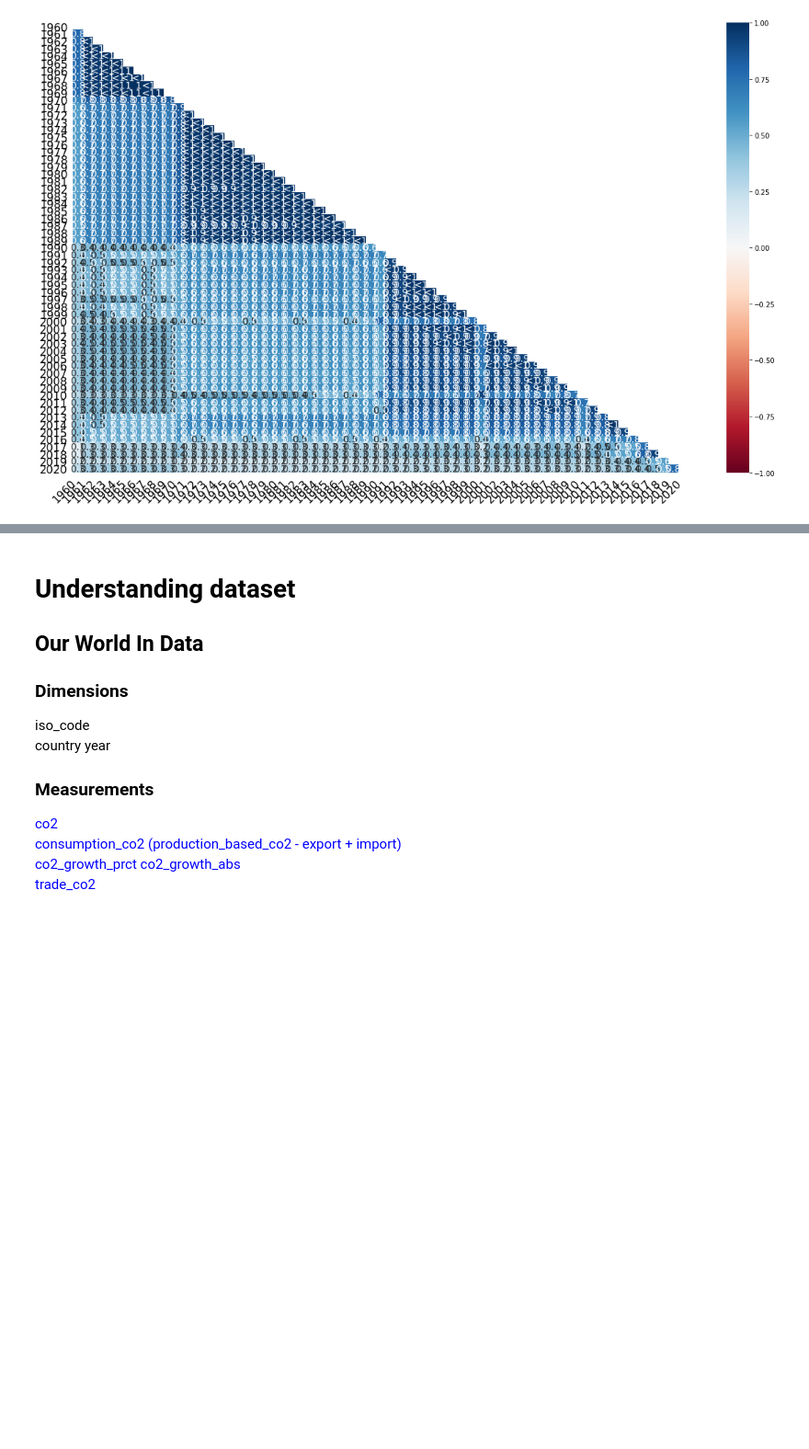
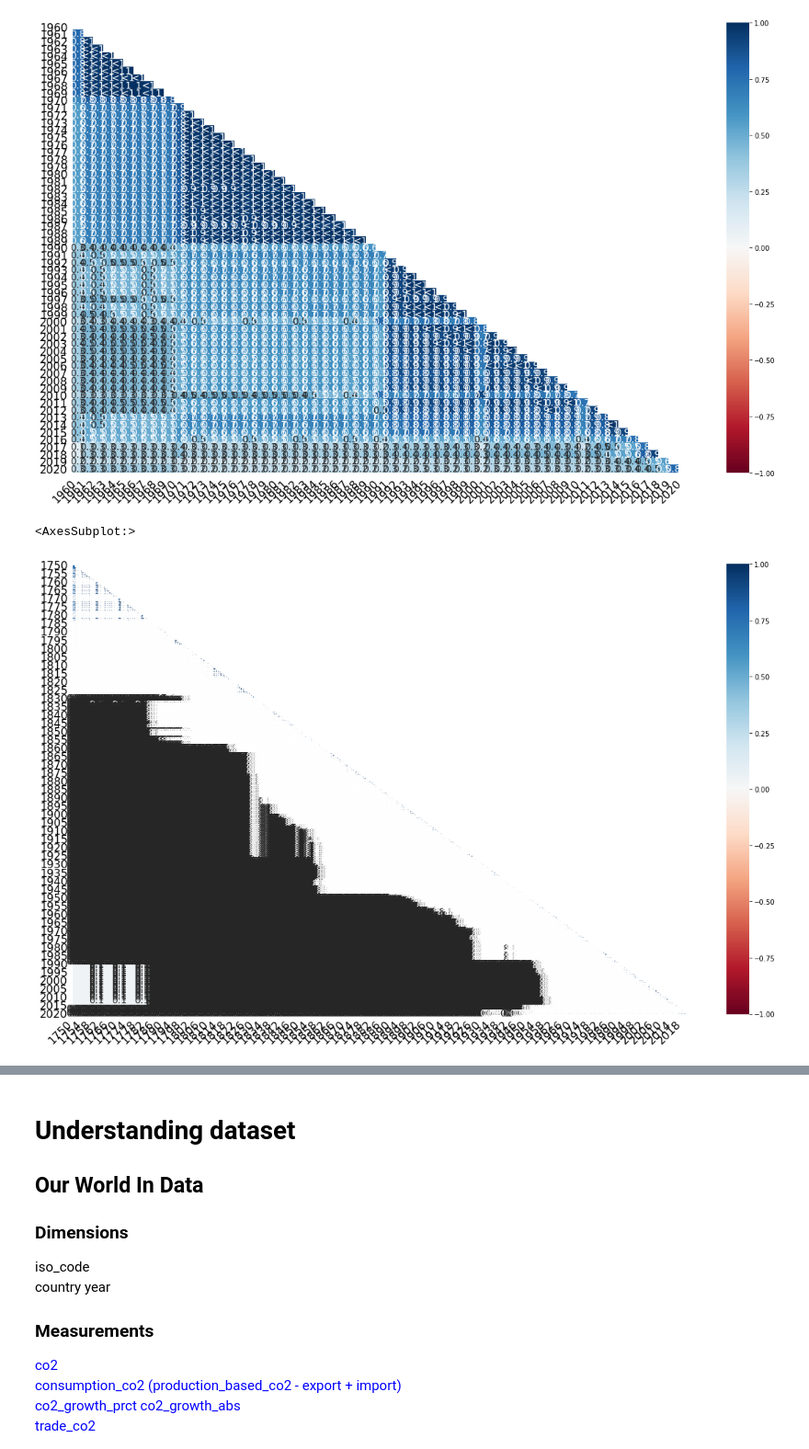
Before and after one commit to BingQuanChua/SASPICIOUS, a Jupyter notebook: eda_Kyle_missingno.ipynb, the cells around one changed output, grey strips where cells are left out. Shown at 92% size. Saved outputs shown, nothing was run; the diff lists cells and outputs as text; code cells hidden in the pictures; blank space fills up the shorter version.

```diff
--- a/eda_Kyle_missingno.ipynb
+++ b/eda_Kyle_missingno.ipynb
@@ -27,0 +38,4 @@ df_raw_worldbank.head(3)
+# %%
+# Load transposed Worldbank
+df_raw_owid_t = pd.read_csv('output/dataset_owid_transposed.csv')
+df_raw_owid_t.head(3)
@@ -73,3 +93,8 @@ msno.heatmap(df_raw_worldbank)
 # %% [output]
 <AxesSubplot:>
 [figure]
+# %%
+msno.heatmap(df_raw_owid_t)
+# %% [output]
+<AxesSubplot:>
+[figure, added]
```
Also changed, not shown: parts of 7 cells of this notebook, 1 other file.
